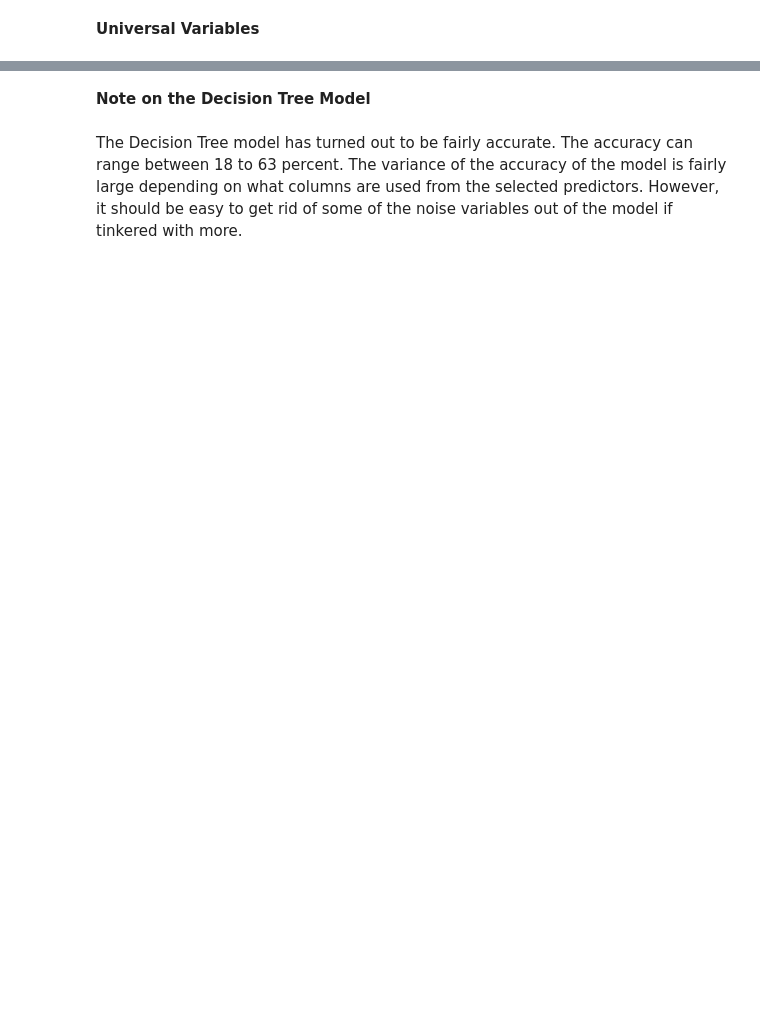
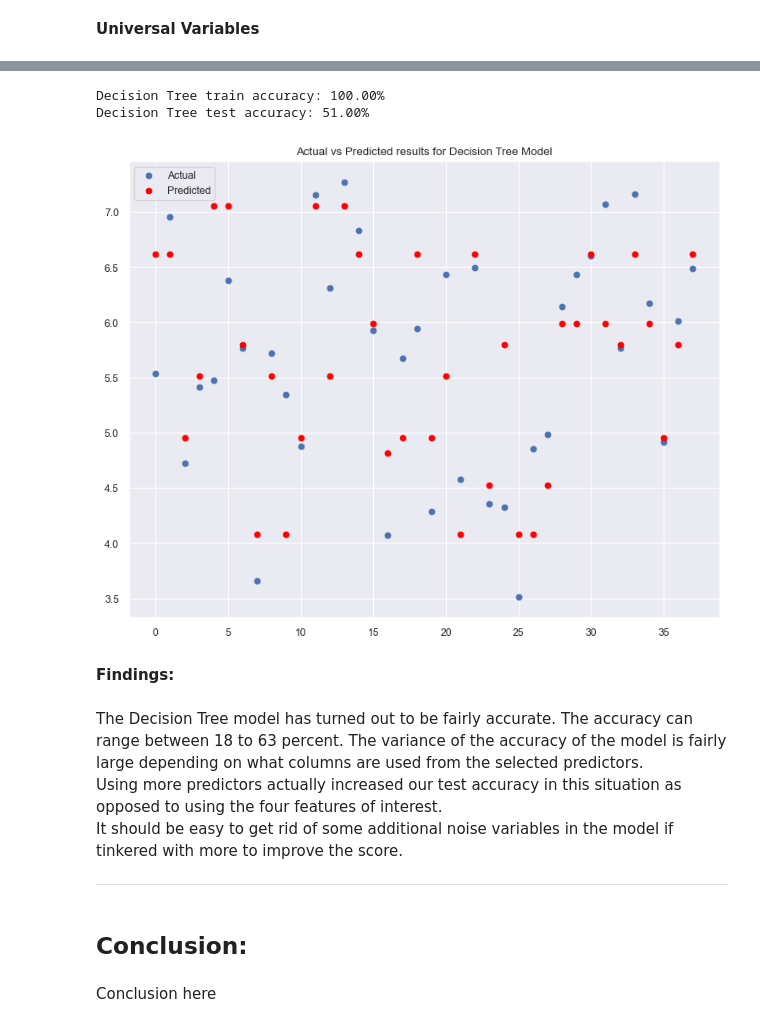
Before and after one commit to nfotinakes/CST383_Final_Project, a Jupyter notebook: final_project_group9.ipynb, the cells around one changed output, grey strips where cells are left out. Drawn from its saved outputs; the diff is of its cells as text; code cells hidden in the pictures; blank space fills up the shorter version.

```diff
--- a/final_project_group9.ipynb
+++ b/final_project_group9.ipynb
@@ -689,4 +689,30 @@ plt.legend(['Actual', 'Predicted']);
+# %%
+#accuracy score
+train_accuracy = DTreg.score(X_train,y_train)
+test_accuracy = DTreg.score(X_test,y_test)
+
+print('Decision Tree train accuracy: {:.2f}%'.format(train_accuracy * 100))
+print('Decision Tree test accuracy: {:.2f}%'.format(test_accuracy * 100))
+# %% [output]
+Decision Tree train accuracy: 100.00%
+Decision Tree test accuracy: 51.00%
+# %%
+#comparing results via scatter plot
+plt.scatter(range(len(yTest)),yTest)
+plt.scatter(range(len(y_predict)),y_predict, color='red')
+plt.title('Actual vs Predicted results for Decision Tree Model')
+plt.legend(['Actual', 'Predicted']);
+# %% [output]
+[figure, added]
 # %% [markdown]
-**Note on the Decision Tree Model**
+**Findings:**
 # %% [markdown]
-The Decision Tree model has turned out to be fairly accurate. The accuracy can range between 18 to 63 percent. The variance of the accuracy of the model is fairly large depending on what columns are used from the selected predictors. However, it should be easy to get rid of some of the noise variables out of the model if tinkered with more.
+The Decision Tree model has turned out to be fairly accurate. The accuracy can range between 18 to 63 percent. The variance of the accuracy of the model is fairly large depending on what columns are used from the selected predictors.<br>
+Using more predictors actually increased our test accuracy in this situation as opposed to using the four features of interest.<br>
+It should be easy to get rid of some additional noise variables in the model if tinkered with more to improve the score.
+
+___
+# %% [markdown]
+## Conclusion:
+# %% [markdown]
+Conclusion here
```
Also changed, not shown: parts of 60 cells of this notebook.
